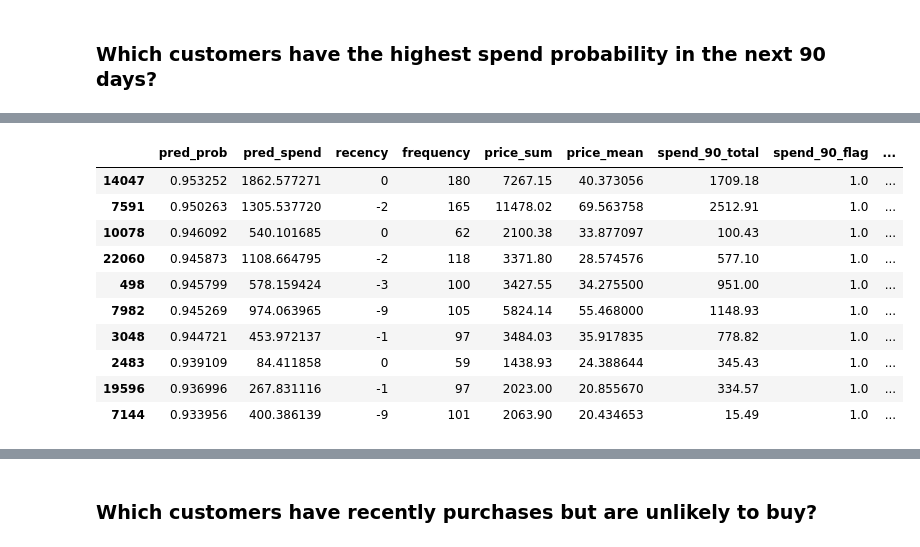
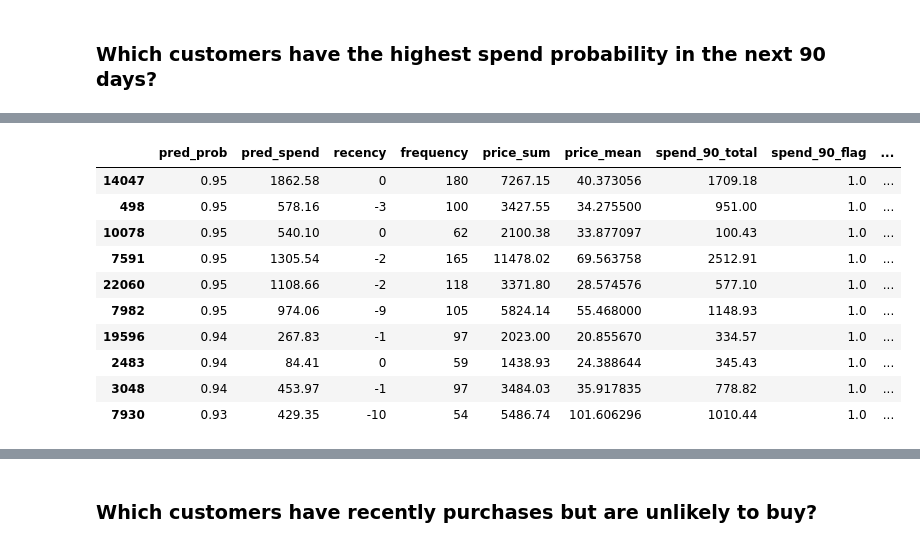
Before and after one commit to gregorywmorris/cdnow-customer-value, a Jupyter notebook: src/notebooks/customer_ltv.ipynb, the cells around one changed output, grey strips where cells are left out. Cells and saved outputs as stored; diff of their text form; code cells hidden in the pictures.

```diff
--- a/src/notebooks/customer_ltv.ipynb
+++ b/src/notebooks/customer_ltv.ipynb
@@ -2063,0 +2080,6 @@ plt.show()
+# %%
+# set DF
+predictions_round= predictions_df.copy()
+# Round columns
+predictions_round['pred_prob'] = predictions_round['pred_prob'].map('{:.2f}'.format)
+predictions_round['pred_spend'] = predictions_round['pred_spend'].map('{:.2f}'.format)
@@ -2094,3 +2123,13 @@ print(f'{percent}% of our current customers made a purchase in the last 90 days'
 14.01% of our current customers made a purchase in the last 90 days
 # %% [markdown]
 ### Which customers have the highest spend probability in the next 90 days?
+# %%
+# Convert rounded values to strings to ensure rounding persists
+predictions_round['pred_prob'] = predictions_round['pred_prob'].map('{:.2f}'.format)
+predictions_round['pred_spend'] = predictions_round['pred_spend'].map('{:.2f}'.format)
+
+# Sort by pred_prob and get top 10
+highest_prob = predictions_round.sort_values('pred_prob', ascending=False).head(10)
+
+# Check the sorted DataFrame to ensure values are rounded
+print(highest_prob)
@@ -2097,14 +2154,14 @@ print(f'{percent}% of our current customers made a purchase in the last 90 days'
 # %%
-predictions_df.sort_values('pred_prob', ascending=False).head(10)
+predictions_round.sort_values('pred_prob', ascending=False).head(10)
 # %% [output]
 |  | pred_prob | pred_spend | recency | frequency | price_sum | price_mean | spend_90_total | spend_90_flag | ... |
-| 14047 | 0.953252 | 1862.577271 | 0 | 180 | 7267.15 | 40.373056 | 1709.18 | 1.0 | ... |
-| 7591 | 0.950263 | 1305.537720 | -2 | 165 | 11478.02 | 69.563758 | 2512.91 | 1.0 | ... |
-| 10078 | 0.946092 | 540.101685 | 0 | 62 | 2100.38 | 33.877097 | 100.43 | 1.0 | ... |
-| 22060 | 0.945873 | 1108.664795 | -2 | 118 | 3371.80 | 28.574576 | 577.10 | 1.0 | ... |
-| 498 | 0.945799 | 578.159424 | -3 | 100 | 3427.55 | 34.275500 | 951.00 | 1.0 | ... |
-| 7982 | 0.945269 | 974.063965 | -9 | 105 | 5824.14 | 55.468000 | 1148.93 | 1.0 | ... |
-| 3048 | 0.944721 | 453.972137 | -1 | 97 | 3484.03 | 35.917835 | 778.82 | 1.0 | ... |
-| 2483 | 0.939109 | 84.411858 | 0 | 59 | 1438.93 | 24.388644 | 345.43 | 1.0 | ... |
-| 19596 | 0.936996 | 267.831116 | -1 | 97 | 2023.00 | 20.855670 | 334.57 | 1.0 | ... |
-| 7144 | 0.933956 | 400.386139 | -9 | 101 | 2063.90 | 20.434653 | 15.49 | 1.0 | ... |
+| 14047 | 0.95 | 1862.58 | 0 | 180 | 7267.15 | 40.373056 | 1709.18 | 1.0 | ... |
+| 498 | 0.95 | 578.16 | -3 | 100 | 3427.55 | 34.275500 | 951.00 | 1.0 | ... |
+| 10078 | 0.95 | 540.10 | 0 | 62 | 2100.38 | 33.877097 | 100.43 | 1.0 | ... |
+| 7591 | 0.95 | 1305.54 | -2 | 165 | 11478.02 | 69.563758 | 2512.91 | 1.0 | ... |
+| 22060 | 0.95 | 1108.66 | -2 | 118 | 3371.80 | 28.574576 | 577.10 | 1.0 | ... |
+| 7982 | 0.95 | 974.06 | -9 | 105 | 5824.14 | 55.468000 | 1148.93 | 1.0 | ... |
+| 19596 | 0.94 | 267.83 | -1 | 97 | 2023.00 | 20.855670 | 334.57 | 1.0 | ... |
+| 2483 | 0.94 | 84.41 | 0 | 59 | 1438.93 | 24.388644 | 345.43 | 1.0 | ... |
+| 3048 | 0.94 | 453.97 | -1 | 97 | 3484.03 | 35.917835 | 778.82 | 1.0 | ... |
+| 7930 | 0.93 | 429.35 | -10 | 54 | 5486.74 | 101.606296 | 1010.44 | 1.0 | ... |
```
Also changed, not shown: parts of 11 cells of this notebook, 10 other files.
